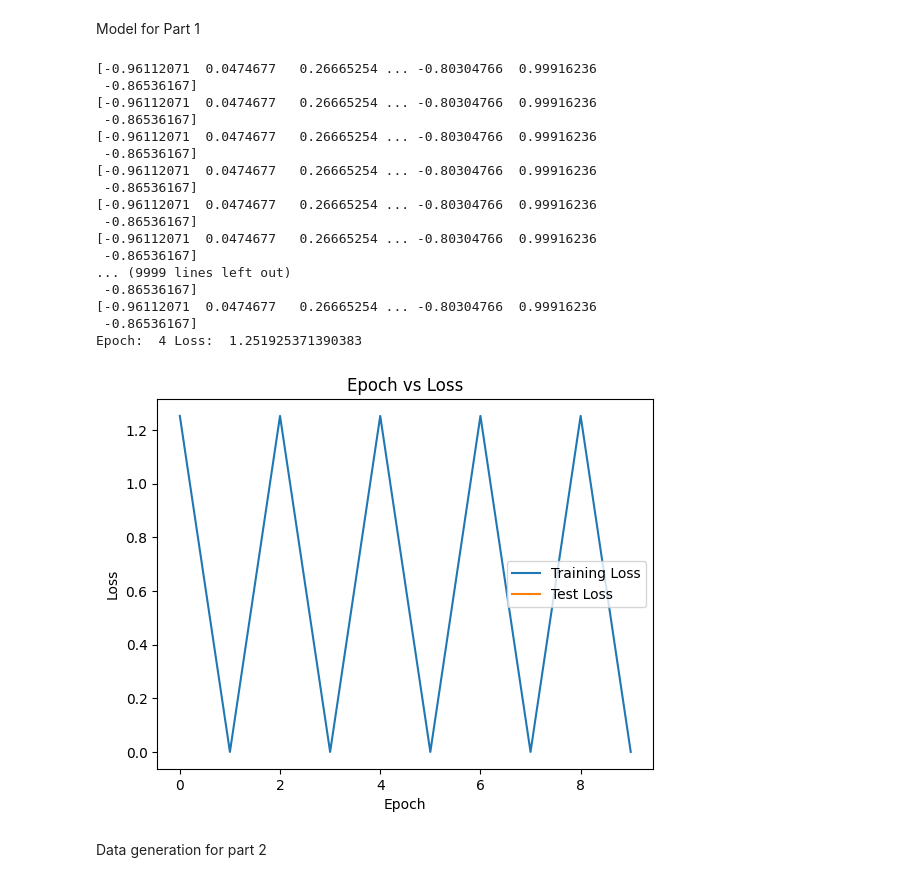
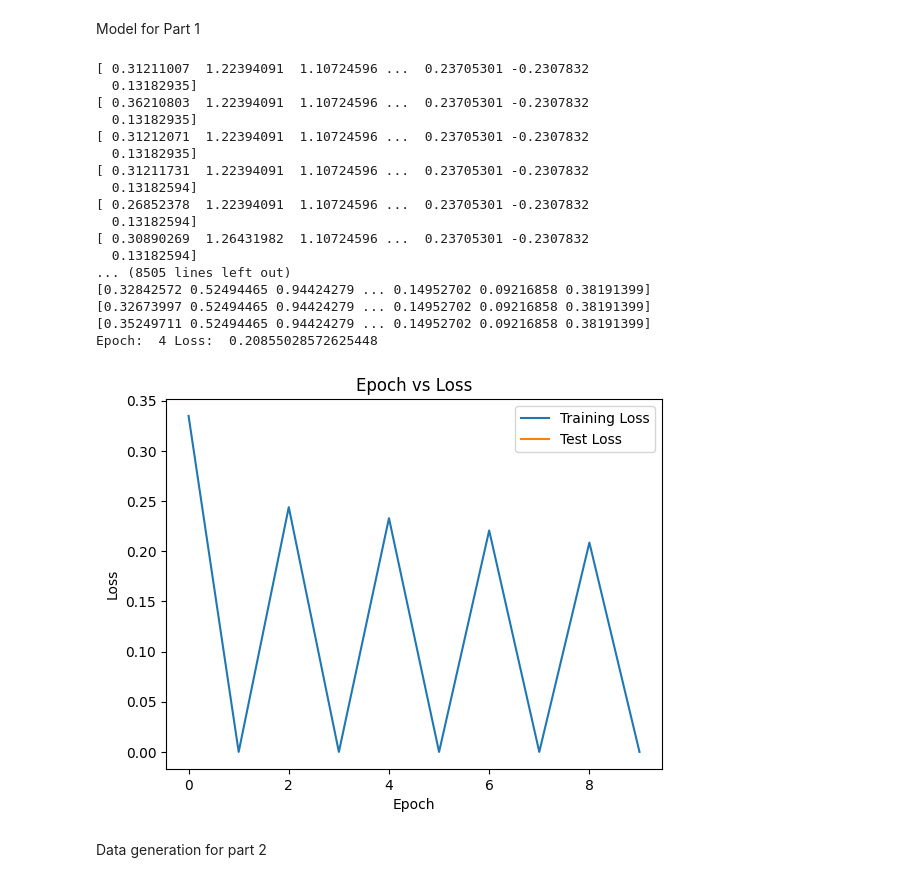
Before and after one commit to sprutxz/IntroToAI, a Jupyter notebook: Project3.ipynb, the cells around one changed output. Cells and saved outputs as stored; diff of their text form; code cells hidden in the pictures.

```diff
--- a/Project3.ipynb
+++ b/Project3.ipynb
@@ -153,13 +153,14 @@ class LogisticRegressionModel():
 
     def gradientDescent(self, features, weights, alpha, y):
         gradient = np.zeros(len(weights))
-        func = self.sigmoid(np.dot(features, weights))
+        func = self.sigmoid(np.dot(features, self.weights))
         gradient = np.dot((func - y), features)
         """for j in range(len(weights)): #Loop through each through weights to update them
             for i in range(len(features)): #Loop through each index for each pixel in the the diagram
                 func = self.sigmoid(np.dot(features, weights))
                 gradient[j] += (func-y) * features[i]"""
-        weights = weights - alpha * gradient
+
+        self.weights = weights - alpha * gradient
 
     def fit(self, weights, alpha, x_train, y_train, x_test, y_test, epochs):
         self.x_train = x_train
@@ -169,57 +170,58 @@ class LogisticRegressionModel():
         for epoch in range(epochs):
             for j in range(len(x_train)): #Loop through each sample in the dataset
                 self.gradientDescent(self.x_train[j], self.weights, self.alpha, self.y_train[j])
+                print(self.weights)
             loss_train = 0
             for x in range(len(x_train)):
                 loss_train+=self.costFunction(self.x_train[x], self.weights, self.y_train[x])
             loss_train /= len(x_train)
             print("Epoch: ", epoch, "Loss: ", loss_train)
             self.train_loss_history.append(loss_train)
             loss_test = 0
             loss_test /= len(self.x_test)
             for x_test in range(len(x_train)):
                 loss_train+=self.costFunction(self.x_test[x], self.weights, self.y_test[x])
             self.train_loss_history.append(loss_test)
         self.plot_loss()
 
 
     def plot_loss(self):
         #Labelling the two axis
         plt.xlabel('Epoch')
         plt.ylabel('Loss')
         #Plotting both the training loss and testing loss on the graph
         plt.plot(self.train_loss_history, label='Training Loss')
         plt.plot(self.test_loss_history, label='Test Loss')
 
         plt.title('Epoch vs Loss')
         plt.legend()
         plt.show()
 
 
 weights = np.random.randn(len(x_train[0]))
 alpha = 0.05 # Left at 0.05 for now
 epochs = 5
 model = LogisticRegressionModel(weights, alpha, epochs)
 model.fit(weights, alpha, x_train, y_train, x_test, y_test, epochs)
 # %% [output]
-[-0.96112071  0.0474677   0.26665254 ... -0.80304766  0.99916236
- -0.86536167]
-[-0.96112071  0.0474677   0.26665254 ... -0.80304766  0.99916236
- -0.86536167]
-[-0.96112071  0.0474677   0.26665254 ... -0.80304766  0.99916236
- -0.86536167]
-[-0.96112071  0.0474677   0.26665254 ... -0.80304766  0.99916236
- -0.86536167]
-[-0.96112071  0.0474677   0.26665254 ... -0.80304766  0.99916236
- -0.86536167]
-[-0.96112071  0.0474677   0.26665254 ... -0.80304766  0.99916236
- -0.86536167]
-... (9999 lines left out)
- -0.86536167]
-[-0.96112071  0.0474677   0.26665254 ... -0.80304766  0.99916236
- -0.86536167]
-Epoch:  4 Loss:  1.251925371390383
+[ 0.31211007  1.22394091  1.10724596 ...  0.23705301 -0.2307832
+  0.13182935]
+[ 0.36210803  1.22394091  1.10724596 ...  0.23705301 -0.2307832
+  0.13182935]
+[ 0.31212071  1.22394091  1.10724596 ...  0.23705301 -0.2307832
+  0.13182935]
+[ 0.31211731  1.22394091  1.10724596 ...  0.23705301 -0.2307832
+  0.13182594]
+[ 0.26852378  1.22394091  1.10724596 ...  0.23705301 -0.2307832
+  0.13182594]
+[ 0.30890269  1.26431982  1.10724596 ...  0.23705301 -0.2307832
+  0.13182594]
+... (8505 lines left out)
+[0.32842572 0.52494465 0.94424279 ... 0.14952702 0.09216858 0.38191399]
+[0.32673997 0.52494465 0.94424279 ... 0.14952702 0.09216858 0.38191399]
+[0.35249711 0.52494465 0.94424279 ... 0.14952702 0.09216858 0.38191399]
+Epoch:  4 Loss:  0.20855028572625448
-[figure, old version]
+[figure, new version]
 # %% [markdown]
 Data generation for part 2
 # %%
```
